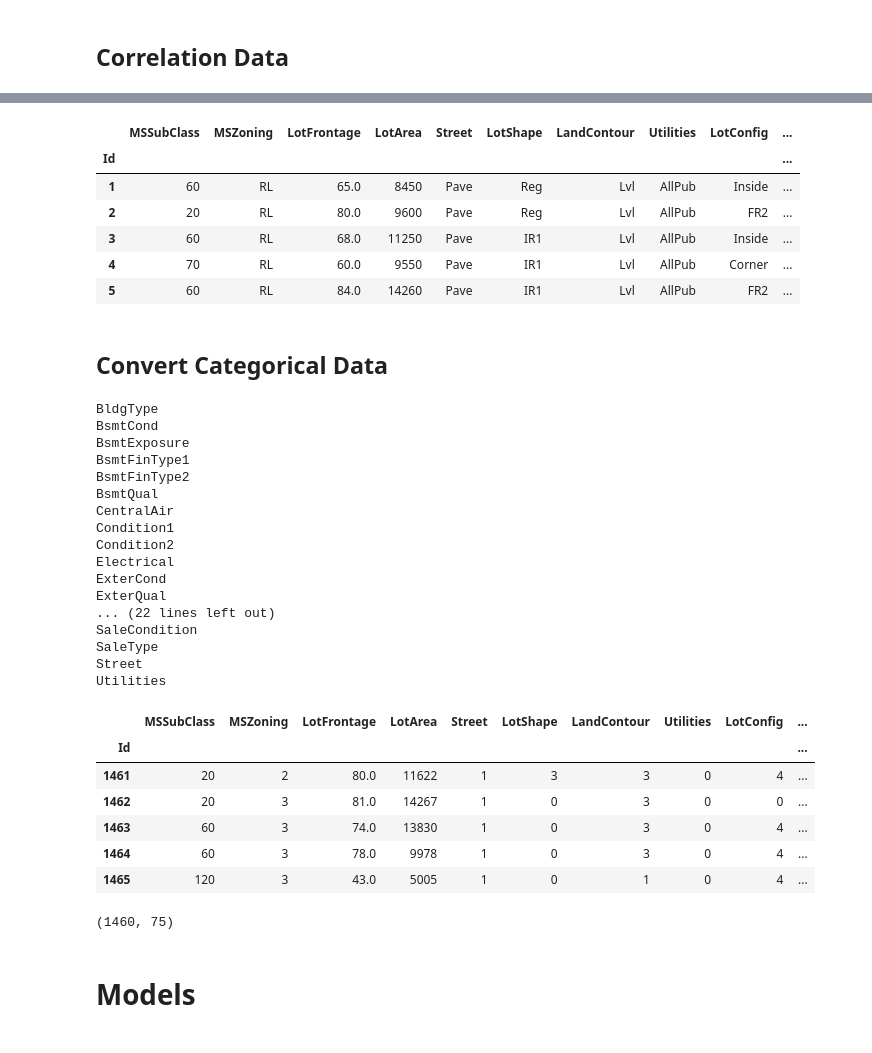
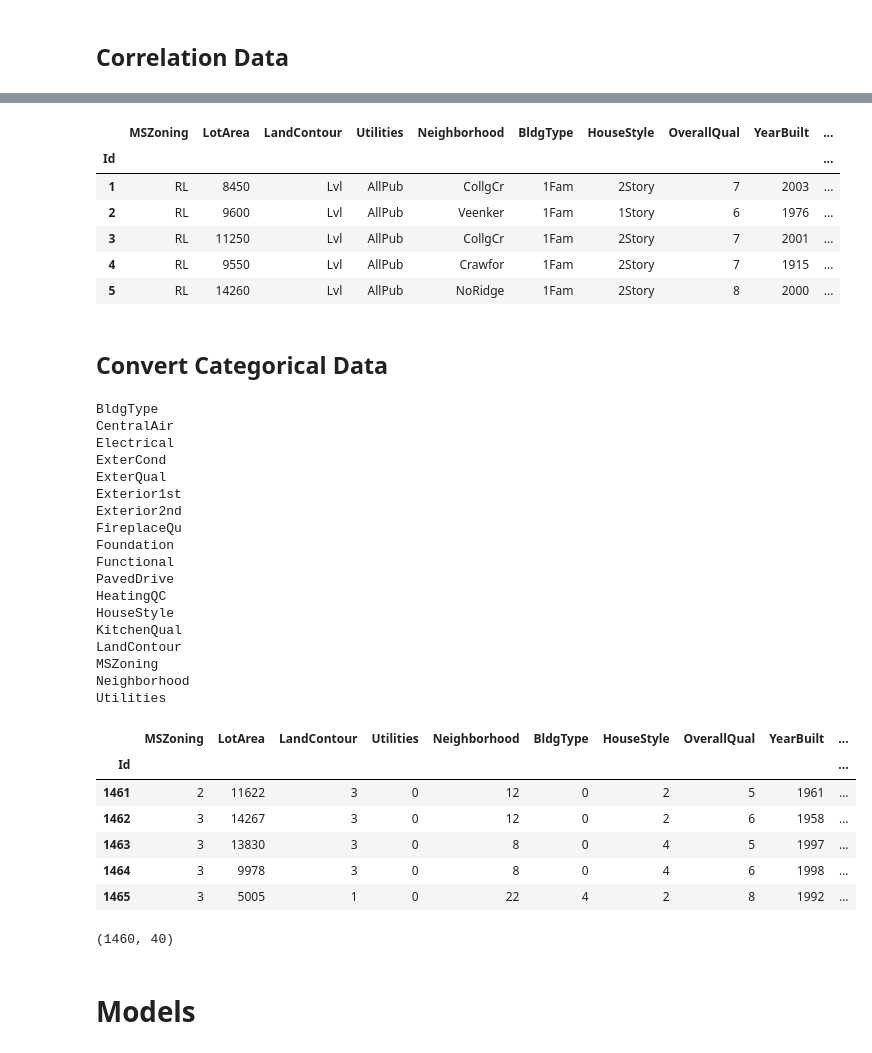
Before and after one commit to LuisErnestoColchado/work_house_regression, a Jupyter notebook: work_1.ipynb, the cells around one changed output, grey strips where cells are left out. Drawn from its saved outputs; the diff is of its cells as text; code cells hidden in the pictures.

```diff
--- a/work_1.ipynb
+++ b/work_1.ipynb
@@ -78,5 +78,9 @@ missing_data.head(20)
 # %%
-columns = ['PoolQC','MiscFeature','Alley','Fence','FireplaceQu']
+columns = ['PoolQC','MiscFeature','Alley','Fence','MSSubClass','OverallCond','BsmtFinSF2','LowQualFinSF','BsmtHalfBath','KitchenAbvGr',
+          'EnclosedPorch','3SsnPorch','ScreenPorch','PoolArea','MiscVal','MoSold','YrSold','LotFrontage','GarageYrBlt',
+          'GarageType','GarageFinish','GarageQual','GarageCond','BsmtFinType2','BsmtExposure','BsmtFinType1','BsmtCond','BsmtQual',
+          'Street','LotShape','LotConfig','LandSlope','Condition1','Condition2','RoofStyle','RoofMatl','MasVnrType',
+          'Heating','SaleType','SaleCondition']
 trainData.drop(columns,inplace=True,axis=1)
 testData.drop(columns,inplace=True,axis=1)
 # %%
@@ -119,65 +115,65 @@ sns.heatmap(corrmat, vmax=0.9, square=True)
 # %%
 trainData.head()
 # %% [output]
-|  | MSSubClass | MSZoning | LotFrontage | LotArea | Street | LotShape | LandContour | Utilities | LotConfig | ... |
+|  | MSZoning | LotArea | LandContour | Utilities | Neighborhood | BldgType | HouseStyle | OverallQual | YearBuilt | ... |
 | Id |  |  |  |  |  |  |  |  |  | ... |
-| 1 | 60 | RL | 65.0 | 8450 | Pave | Reg | Lvl | AllPub | Inside | ... |
-| 2 | 20 | RL | 80.0 | 9600 | Pave | Reg | Lvl | AllPub | FR2 | ... |
-| 3 | 60 | RL | 68.0 | 11250 | Pave | IR1 | Lvl | AllPub | Inside | ... |
-| 4 | 70 | RL | 60.0 | 9550 | Pave | IR1 | Lvl | AllPub | Corner | ... |
-| 5 | 60 | RL | 84.0 | 14260 | Pave | IR1 | Lvl | AllPub | FR2 | ... |
+| 1 | RL | 8450 | Lvl | AllPub | CollgCr | 1Fam | 2Story | 7 | 2003 | ... |
+| 2 | RL | 9600 | Lvl | AllPub | Veenker | 1Fam | 1Story | 6 | 1976 | ... |
+| 3 | RL | 11250 | Lvl | AllPub | CollgCr | 1Fam | 2Story | 7 | 2001 | ... |
+| 4 | RL | 9550 | Lvl | AllPub | Crawfor | 1Fam | 2Story | 7 | 1915 | ... |
+| 5 | RL | 14260 | Lvl | AllPub | NoRidge | 1Fam | 2Story | 8 | 2000 | ... |
 # %% [markdown]
 ## Convert Categorical Data
 # %%
-categoricalColumns = ['BldgType','BsmtCond','BsmtExposure','BsmtFinType1','BsmtFinType2','BsmtQual','CentralAir',
-                      'Condition1','Condition2','Electrical','ExterCond','ExterQual','Exterior1st','Exterior2nd',
-                      'Foundation','Functional','GarageCond','GarageFinish','GarageQual','GarageType',
-                      'Heating','HeatingQC','HouseStyle', 'KitchenQual','LandContour','LandSlope','LotConfig','LotShape',
-                      'MSZoning','MasVnrType','Neighborhood','PavedDrive','RoofMatl','RoofStyle','SaleCondition','SaleType',
-                      'Street','Utilities']
+categoricalColumns = ['BldgType','CentralAir',
+                      'Electrical','ExterCond','ExterQual','Exterior1st','Exterior2nd',
+                      'FireplaceQu','Foundation','Functional','PavedDrive',
+                      'HeatingQC','HouseStyle', 'KitchenQual','LandContour',
+                      'MSZoning','Neighborhood','Utilities']
 trainData = trainData.fillna("none")
 testData = testData.fillna("none")
 le = preprocessing.LabelEncoder()
 trainData.dtypes
 for column in categoricalColumns:
     print(column)
     le.fit(trainData[column])
     trainData[column] = le.fit_transform(trainData[column])
     le.fit(testData[column])
     testData[column] = le.fit_transform(testData[column])
 trainData.replace('none', 0,inplace=True)
 testData.replace('none', 0,inplace=True)
 trainData.head()
 testData.head()
 # %% [output]
 BldgType
-BsmtCond
-BsmtExposure
-BsmtFinType1
-BsmtFinType2
-BsmtQual
 CentralAir
-Condition1
-Condition2
 Electrical
 ExterCond
 ExterQual
-... (22 lines left out)
-SaleCondition
-SaleType
-Street
+Exterior1st
+Exterior2nd
+FireplaceQu
+Foundation
+Functional
+PavedDrive
+HeatingQC
+HouseStyle
+KitchenQual
+LandContour
+MSZoning
+Neighborhood
 Utilities
-|  | MSSubClass | MSZoning | LotFrontage | LotArea | Street | LotShape | LandContour | Utilities | LotConfig | ... |
+|  | MSZoning | LotArea | LandContour | Utilities | Neighborhood | BldgType | HouseStyle | OverallQual | YearBuilt | ... |
 | Id |  |  |  |  |  |  |  |  |  | ... |
-| 1461 | 20 | 2 | 80.0 | 11622 | 1 | 3 | 3 | 0 | 4 | ... |
-| 1462 | 20 | 3 | 81.0 | 14267 | 1 | 0 | 3 | 0 | 0 | ... |
-| 1463 | 60 | 3 | 74.0 | 13830 | 1 | 0 | 3 | 0 | 4 | ... |
-| 1464 | 60 | 3 | 78.0 | 9978 | 1 | 0 | 3 | 0 | 4 | ... |
-| 1465 | 120 | 3 | 43.0 | 5005 | 1 | 0 | 1 | 0 | 4 | ... |
+| 1461 | 2 | 11622 | 3 | 0 | 12 | 0 | 2 | 5 | 1961 | ... |
+| 1462 | 3 | 14267 | 3 | 0 | 12 | 0 | 2 | 6 | 1958 | ... |
+| 1463 | 3 | 13830 | 3 | 0 | 8 | 0 | 4 | 5 | 1997 | ... |
+| 1464 | 3 | 9978 | 3 | 0 | 8 | 0 | 4 | 6 | 1998 | ... |
+| 1465 | 3 | 5005 | 1 | 0 | 22 | 4 | 2 | 8 | 1992 | ... |
 # %%
 trainData.shape
 # %% [output]
-(1460, 75)
+(1460, 40)
 # %%
 trainData.insert(0, "bias", 1)
 # %% [markdown]
```
Also changed, not shown: parts of 11 cells of this notebook, 3 other files.
